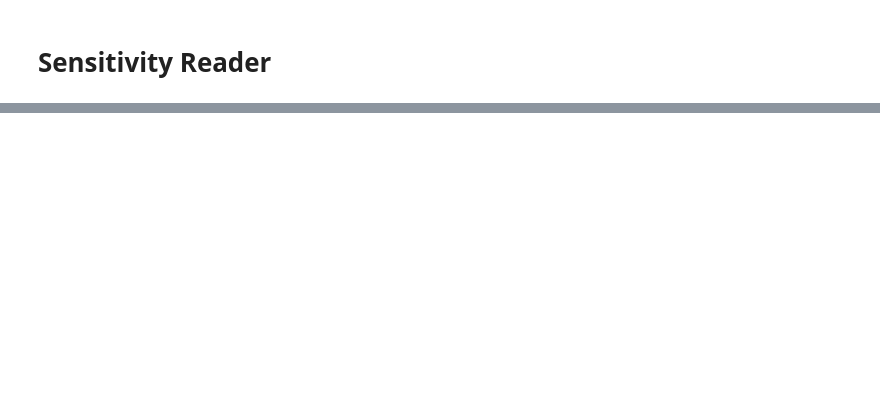
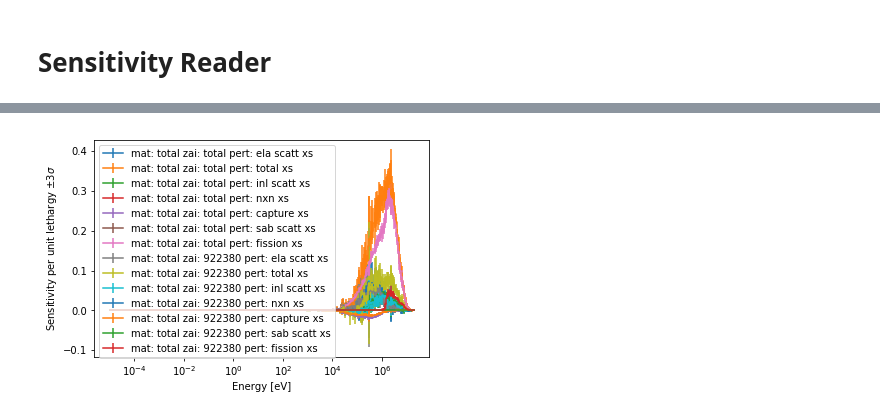
Before and after one commit to CORE-GATECH-GROUP/serpent-tools, a Jupyter notebook: examples/Sensitivity.ipynb, the cells around one changed output, grey strips where cells are left out. Cells and saved outputs as stored; diff of their text form; code cells hidden in the pictures; blank space fills up the shorter version.

Commit message:
ENH Add jupyter notebook for sensitivity reader
Notebook details the data stored on the reader,
and also the versatile plot method.

```diff
--- a/examples/Sensitivity.ipynb
+++ b/examples/Sensitivity.ipynb
@@ -43,0 +77,4 @@ pyplot.title("Response: {}  Material: {}  \nZAI: {}  Perturbation: {}"
+# %%
+sens.plot('keff');
+# %% [output]
+[figure, added]
```
Also changed, not shown: parts of 29 cells of this notebook.
